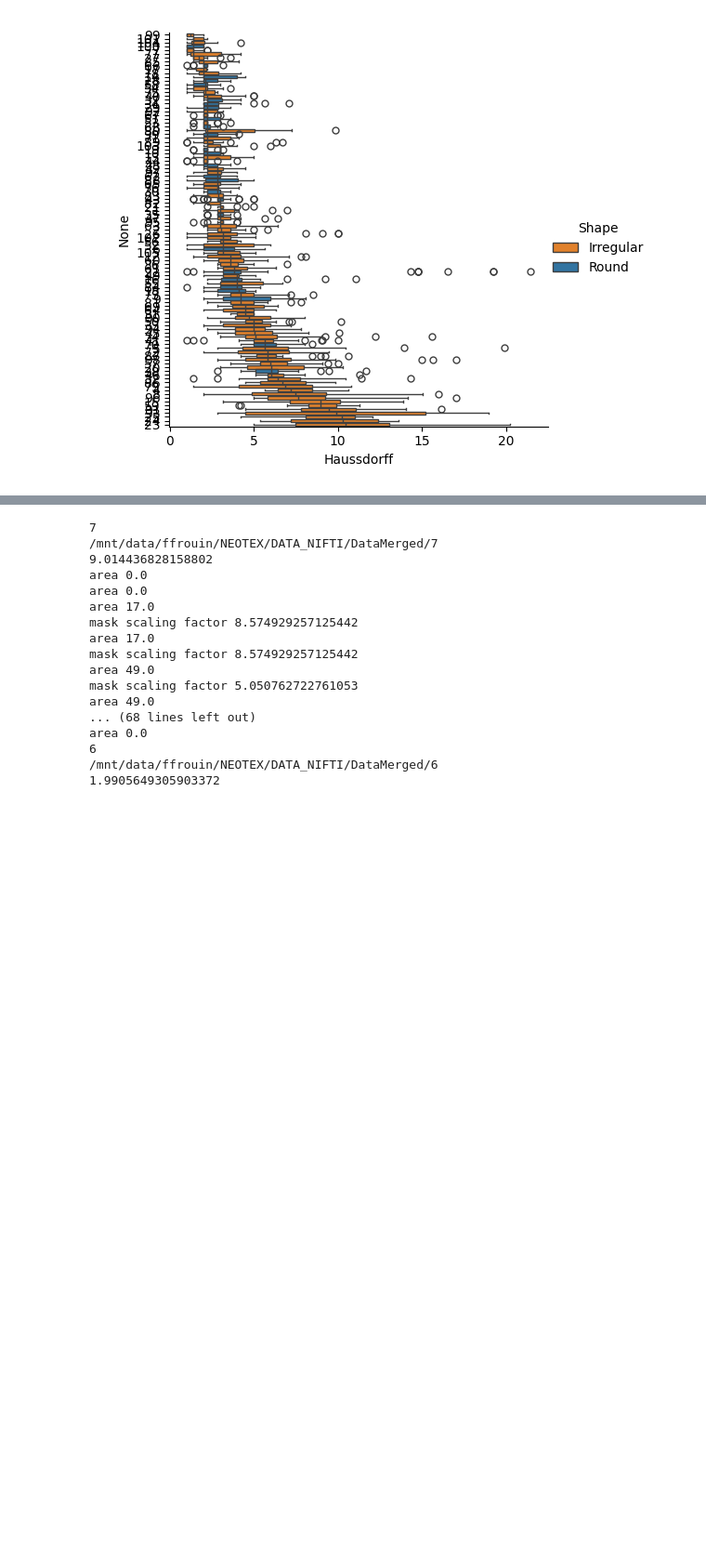
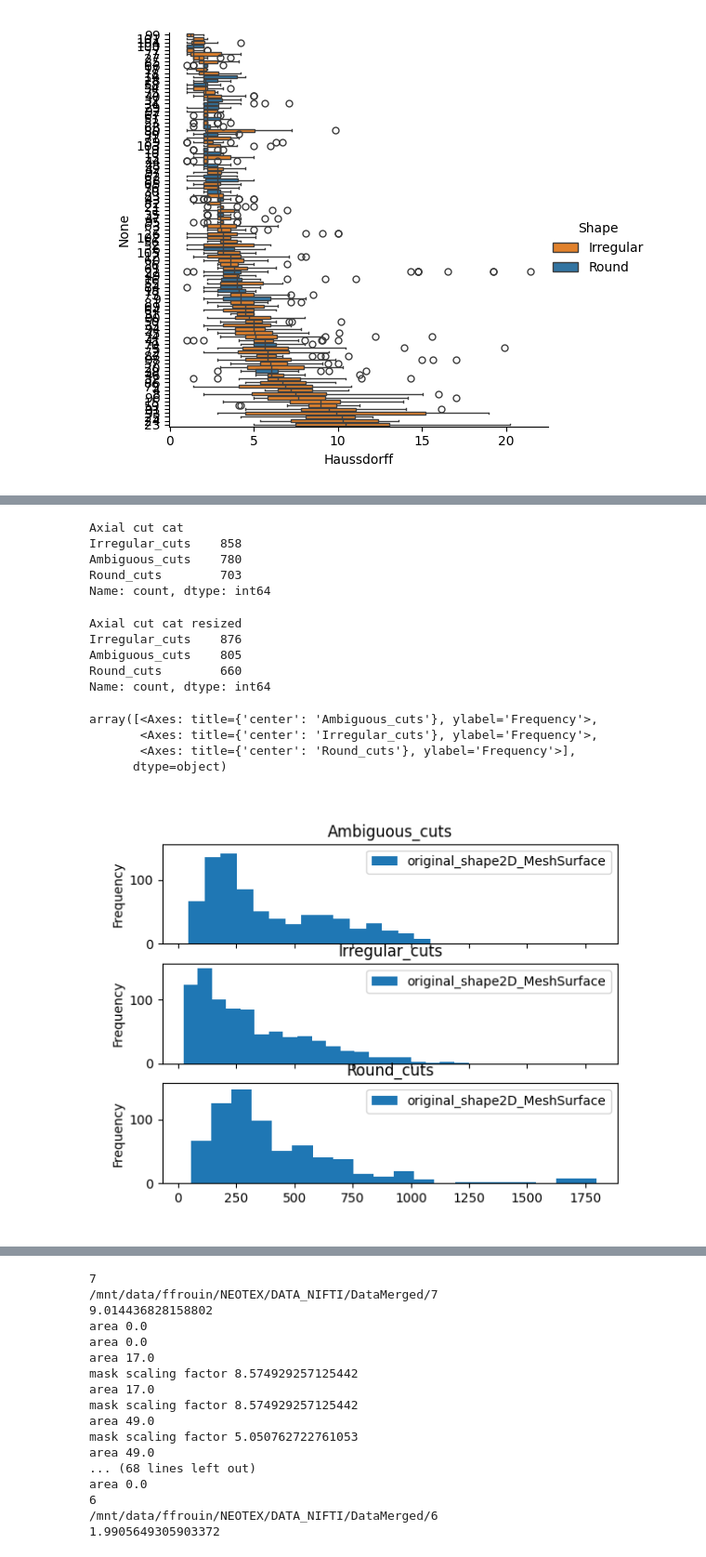
Before and after one commit to pstnmz/UQ_toolbox, a Jupyter notebook: display_radiomic.ipynb, the cells around one changed output, grey strips where cells are left out. Shown at 93% size. Saved outputs shown, nothing was run; the diff lists cells and outputs as text; code cells hidden in the pictures; blank space fills up the shorter version.

```diff
--- a/display_radiomic.ipynb
+++ b/display_radiomic.ipynb
@@ -205,0 +193,10 @@ The `ci` parameter is deprecated. Use `errorbar=None` for the same effect.
+# %%
+to_plot["Axial cut cat"] = np.nan
+to_plot.loc[to_plot['Dice']>0.9, "Axial cut cat"] = "Round_cuts"
+to_plot.loc[to_plot['Dice'].between(0.8, 0.9), "Axial cut cat"] = "Ambiguous_cuts"
+to_plot.loc[to_plot['Dice']<0.8, "Axial cut cat"] = "Irregular_cuts"
+# %%
+to_plot["Axial cut cat resized"] = np.nan
+to_plot.loc[to_plot['Dice_resized']>0.9, "Axial cut cat resized"] = "Round_cuts"
+to_plot.loc[to_plot['Dice_resized'].between(0.8, 0.9), "Axial cut cat resized"] = "Ambiguous_cuts"
+to_plot.loc[to_plot['Dice_resized']<0.8, "Axial cut cat resized"] = "Irregular_cuts"
@@ -205,0 +227,24 @@ The `ci` parameter is deprecated. Use `errorbar=None` for the same effect.
+# %%
+to_plot["Axial cut cat"].value_counts()
+# %% [output]
+Axial cut cat
+Irregular_cuts    858
+Ambiguous_cuts    780
+Round_cuts        703
+Name: count, dtype: int64
+# %%
+to_plot["Axial cut cat resized"].value_counts()
+# %% [output]
+Axial cut cat resized
+Irregular_cuts    876
+Ambiguous_cuts    805
+Round_cuts        660
+Name: count, dtype: int64
+# %%
+to_plot.plot.hist(column='original_shape2D_MeshSurface', by="Axial cut cat", sharex=True, sharey=True, bins=20)
+# %% [output]
+array([<Axes: title={'center': 'Ambiguous_cuts'}, ylabel='Frequency'>,
+       <Axes: title={'center': 'Irregular_cuts'}, ylabel='Frequency'>,
+       <Axes: title={'center': 'Round_cuts'}, ylabel='Frequency'>],
+      dtype=object)
+[figure, added]
```
Also changed, not shown: parts of 8 cells of this notebook, 1 other file.
